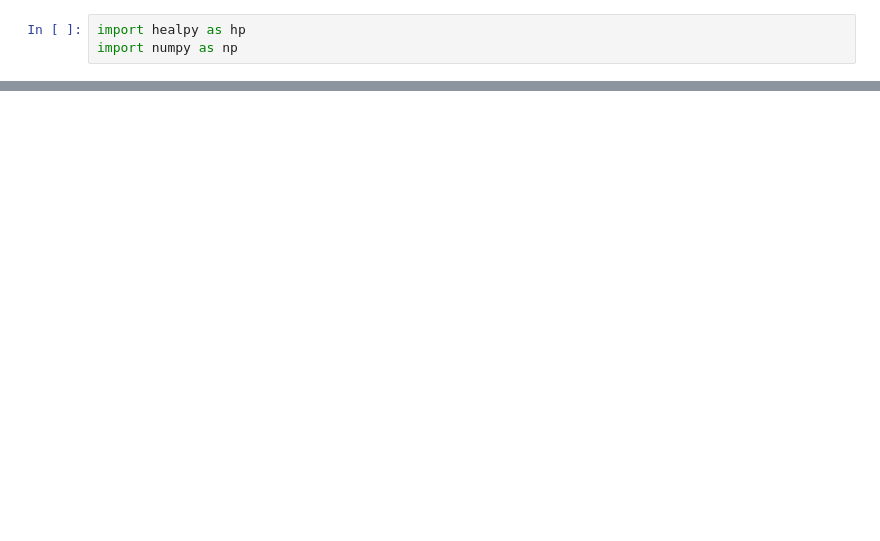
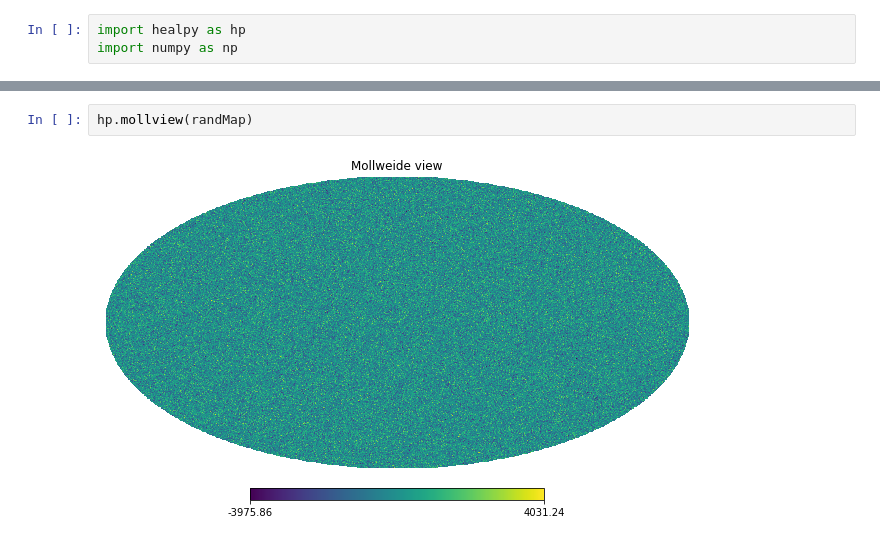
Before and after one commit to wurdahl/kSZfromPC, a Jupyter notebook: Recon.ipynb, the cells around one changed output, grey strips where cells are left out. Drawn from its saved outputs; the diff is of its cells as text; blank space fills up the shorter version.

```diff
--- a/Recon.ipynb
+++ b/Recon.ipynb
@@ -25,0 +20,4 @@ FileNotFoundError: [Errno 2] No such file or directory: 'halomaps.z0.40-z0.50.mp
+# %%
+hp.mollview(randMap)
+# %% [output]
+[figure, added]
```
Also changed, not shown: parts of 4 cells of this notebook, 6 other files.
